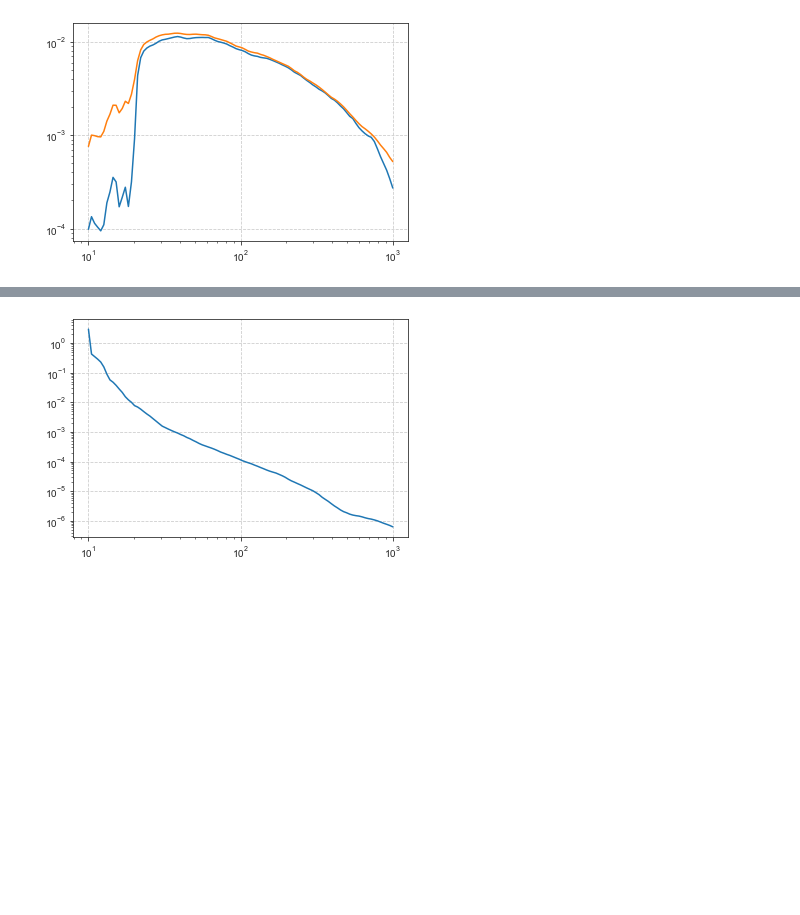
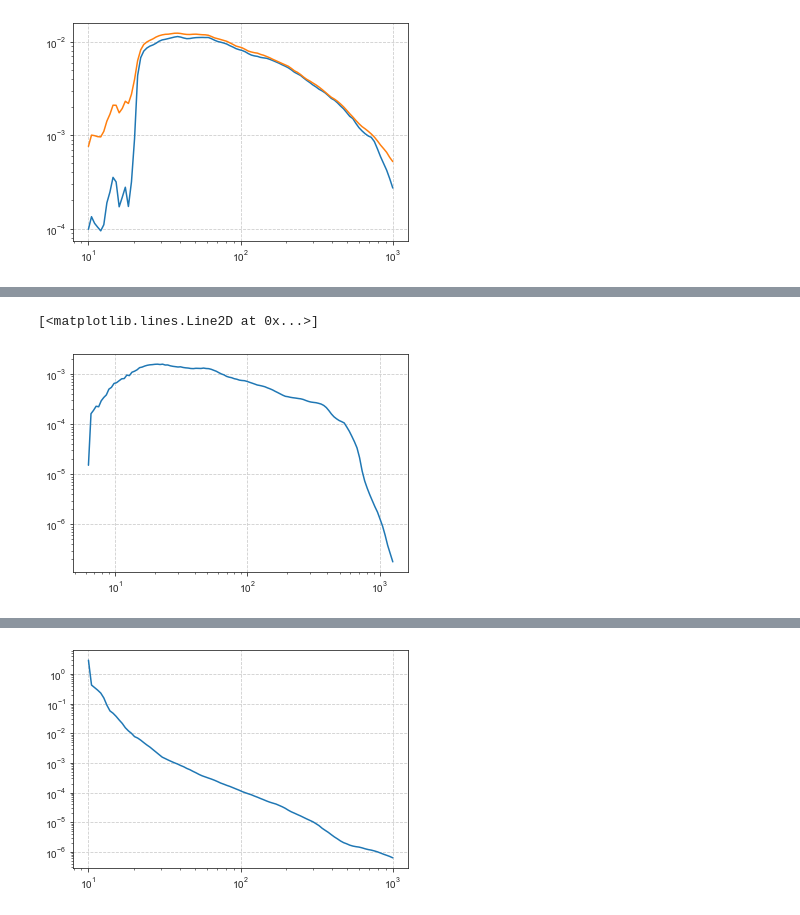
Before and after one commit to ibutsky/cr_diff_cgm, a Jupyter notebook: paper_plots.ipynb, the cells around one changed output, grey strips where cells are left out. Drawn from its saved outputs; the diff is of its cells as text; code cells hidden in the pictures; blank space fills up the shorter version.

```diff
--- a/paper_plots.ipynb
+++ b/paper_plots.ipynb
@@ -190,11 +197,11 @@ plot_pressure_profiles('cr', weight_field = weight_field)
 # %%
-model = 'm11f_cr'
-weight = 'mass'
+model = 'm11i_cr'
+weight = 'density'
 #deleting fields t0
 data = h5.File('data/radial_pressure_profile_data_%s_%s.h5'%(weight, model), 'a')
 #data = 'None' # so i don't accidentally run this
 print(data.keys())
-field_name = 'magnetic_pressure'
+field_name = 'kin'
 for append in ['mean', 'median', 'uplim', 'lowlim']:
     name = '%s_%s'%(field_name, append)
     print(name)
@@ -287,0 +383,15 @@ plt.loglog(impact, crp_mean_list)
+# %%
+model = 'm12i_cr'
+fname =  'data/pressure_profiles_%s.h5'%model
+data.close()
+generate_pressure_profiles(model, overwrite = True)
+
+data = h5.File(fname, 'r')
+list(data.keys())
+
+x = data['radius'][:]
+y= data['cosmic_ray_pressure_median'][:]
+#y = data.get('cosmic_ray_pressure_median')
+
+plt.loglog(x, y)
+# %% [output]
@@ -287,0 +412,2 @@ plt.loglog(impact, crp_mean_list)
+[<matplotlib.lines.Line2D at 0x...>]
+[figure, added]
```
Also changed, not shown: parts of 9 cells of this notebook, 1 other file.
